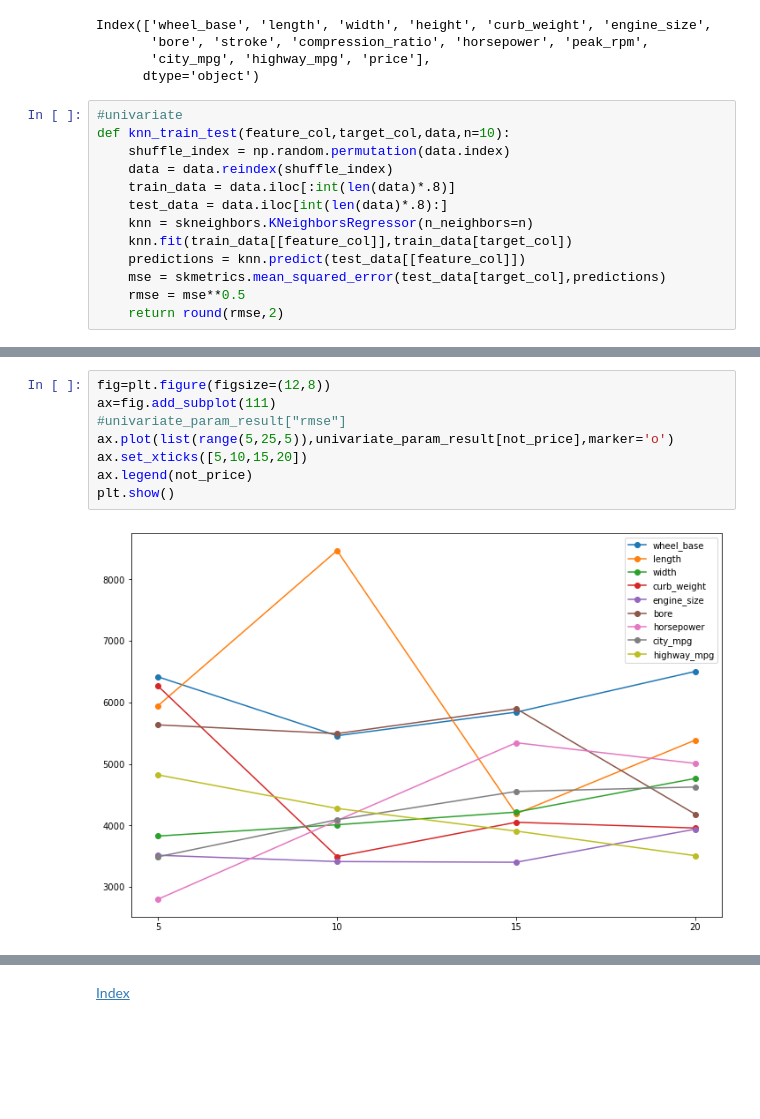
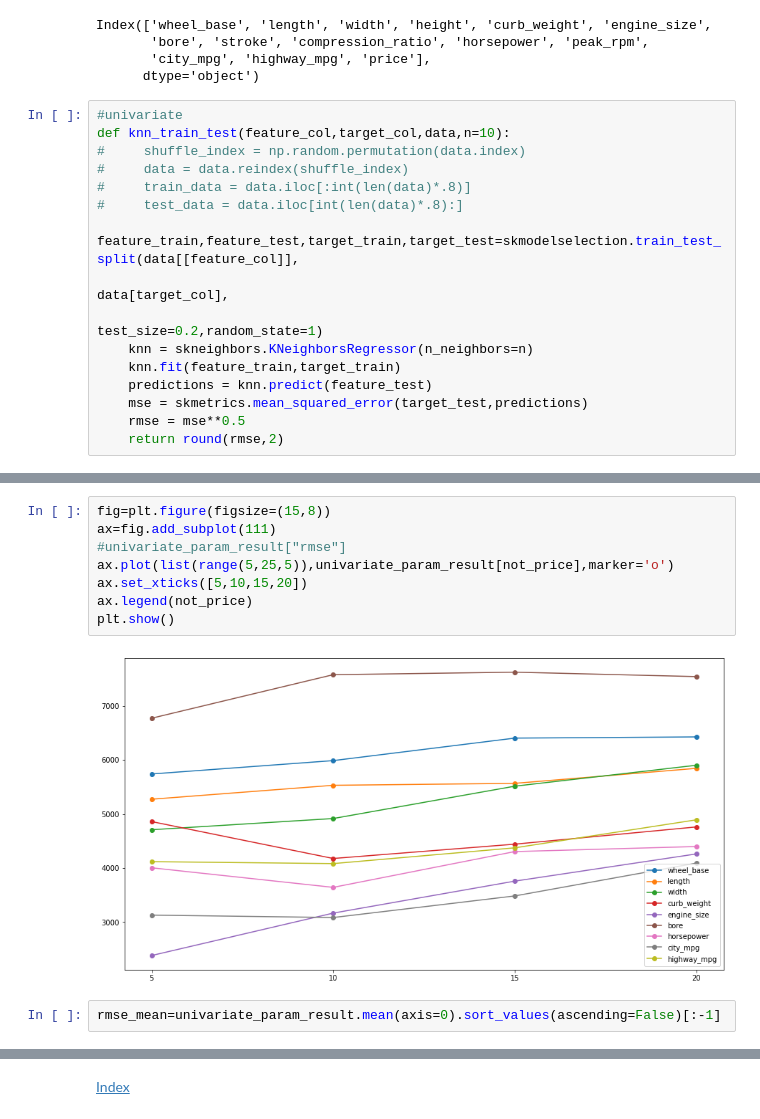
Before and after one commit to xcrusader/DQproject17, a Jupyter notebook: Test.ipynb, the cells around one changed output, grey strips where cells are left out. Drawn from its saved outputs; the diff is of its cells as text; blank space fills up the shorter version.

```diff
--- a/Test.ipynb
+++ b/Test.ipynb
@@ -419,14 +420,17 @@ Index(['wheel_base', 'length', 'width', 'height', 'curb_weight', 'engine_size',
 # %%
 #univariate
 def knn_train_test(feature_col,target_col,data,n=10):
-    shuffle_index = np.random.permutation(data.index)
-    data = data.reindex(shuffle_index)
-    train_data = data.iloc[:int(len(data)*.8)]
-    test_data = data.iloc[int(len(data)*.8):]
+#     shuffle_index = np.random.permutation(data.index)
+#     data = data.reindex(shuffle_index)
+#     train_data = data.iloc[:int(len(data)*.8)]
+#     test_data = data.iloc[int(len(data)*.8):]
+    feature_train,feature_test,target_train,target_test=skmodelselection.train_test_split(data[[feature_col]],
+                                                                    data[target_col],
+                                                                    test_size=0.2,random_state=1)
     knn = skneighbors.KNeighborsRegressor(n_neighbors=n)
-    knn.fit(train_data[[feature_col]],train_data[target_col])
-    predictions = knn.predict(test_data[[feature_col]])
-    mse = skmetrics.mean_squared_error(test_data[target_col],predictions)
+    knn.fit(feature_train,target_train)
+    predictions = knn.predict(feature_test)
+    mse = skmetrics.mean_squared_error(target_test,predictions)
     rmse = mse**0.5
     return round(rmse,2)
 # %%
@@ -450,10 +454,12 @@ univariate_param_result
 # %%
-fig=plt.figure(figsize=(12,8))
+fig=plt.figure(figsize=(15,8))
 ax=fig.add_subplot(111)
 #univariate_param_result["rmse"]
 ax.plot(list(range(5,25,5)),univariate_param_result[not_price],marker='o')
 ax.set_xticks([5,10,15,20])
 ax.legend(not_price)
 plt.show()
 # %% [output]
-[figure, old version]
+[figure, new version]
+# %%
+rmse_mean=univariate_param_result.mean(axis=0).sort_values(ascending=False)[:-1]
```
Also changed, not shown: parts of 56 cells of this notebook.
